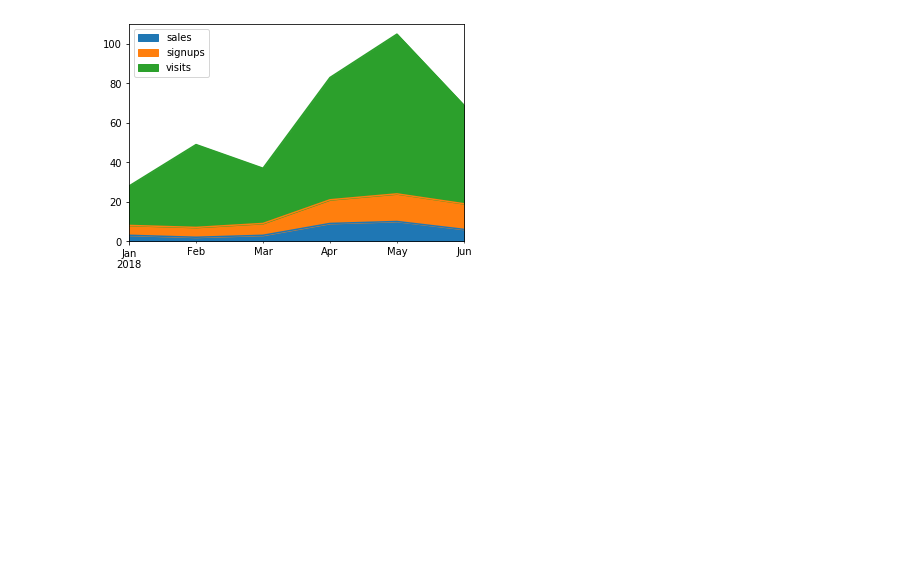
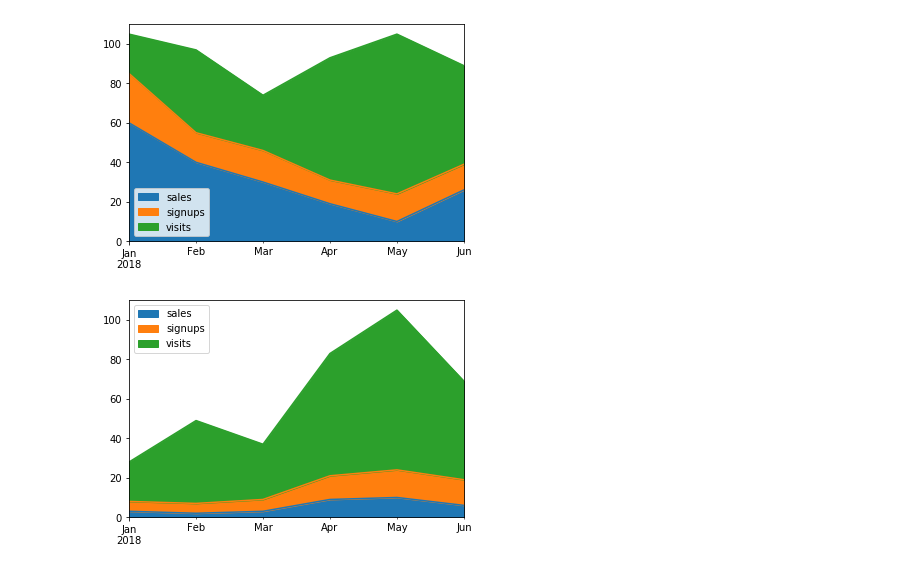
Before and after one commit to BillyGareth/bgds_ai, a Jupyter notebook: BASIC_PANDAS.ipynb, the cells around one changed output. Drawn from its saved outputs; the diff is of its cells as text; code cells hidden in the pictures; blank space fills up the shorter version.

Commit message:
science>tech_art_visualization

```diff
--- a/BASIC_PANDAS.ipynb
+++ b/BASIC_PANDAS.ipynb
@@ -10,8 +10,10 @@ from mpl_toolkits.mplot3d import Axes3D
 %matplotlib inline
 # %%
 df_1=pd.DataFrame({
-    'sales':[30,20,30,19,10,26],
+    'sales':[60,40,30,19,10,26],
     'signups':[25,15,16,12,14,13],
     'visits':[20,42,28,62,81,50]
 },index=pd.date_range(start='2018-01-01', end='2018-07-01',freq='M'))
 ax=df_1.plot.area()
+# %% [output]
+[figure, added]
```
Also changed, not shown: parts of 1 cell of this notebook.
